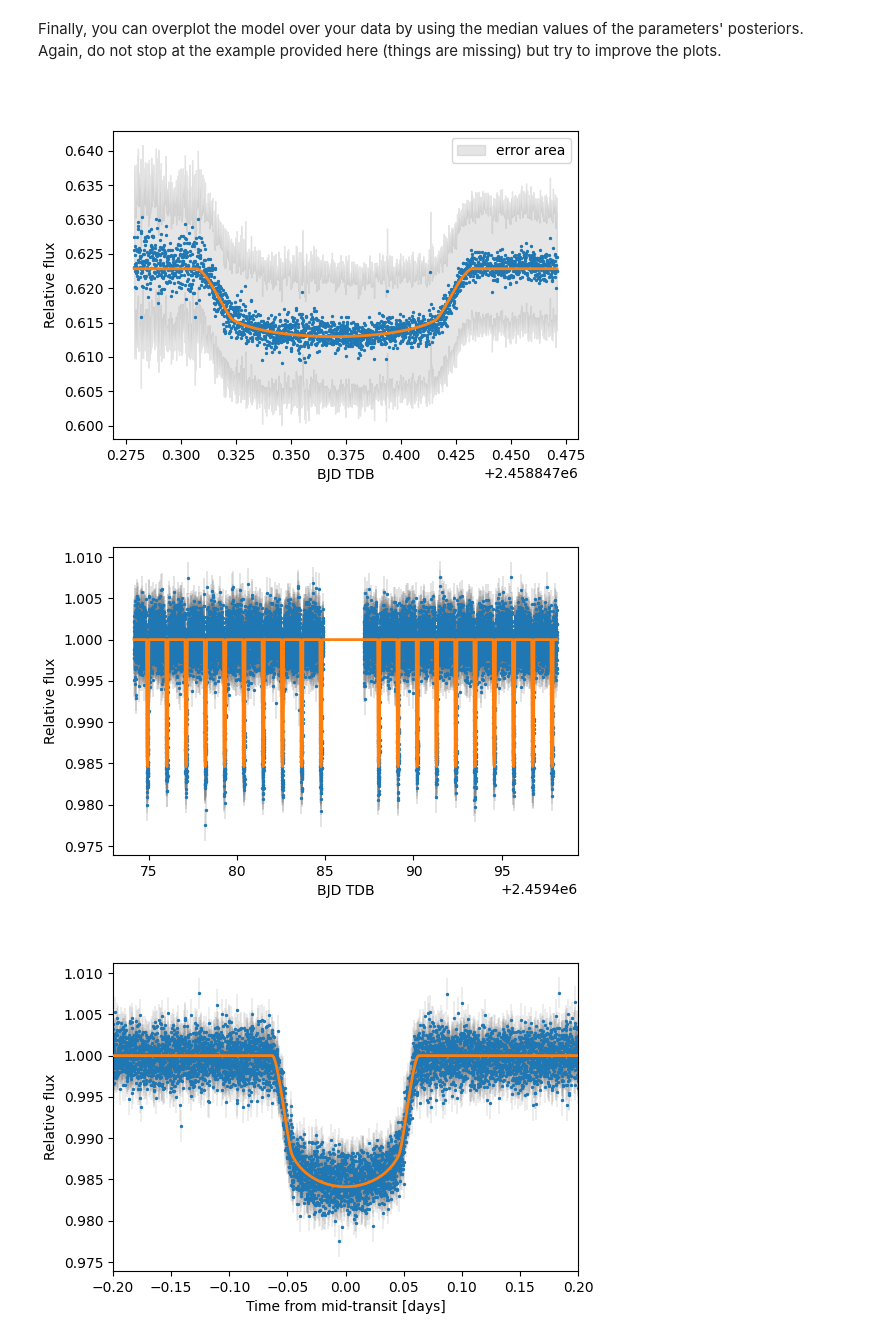
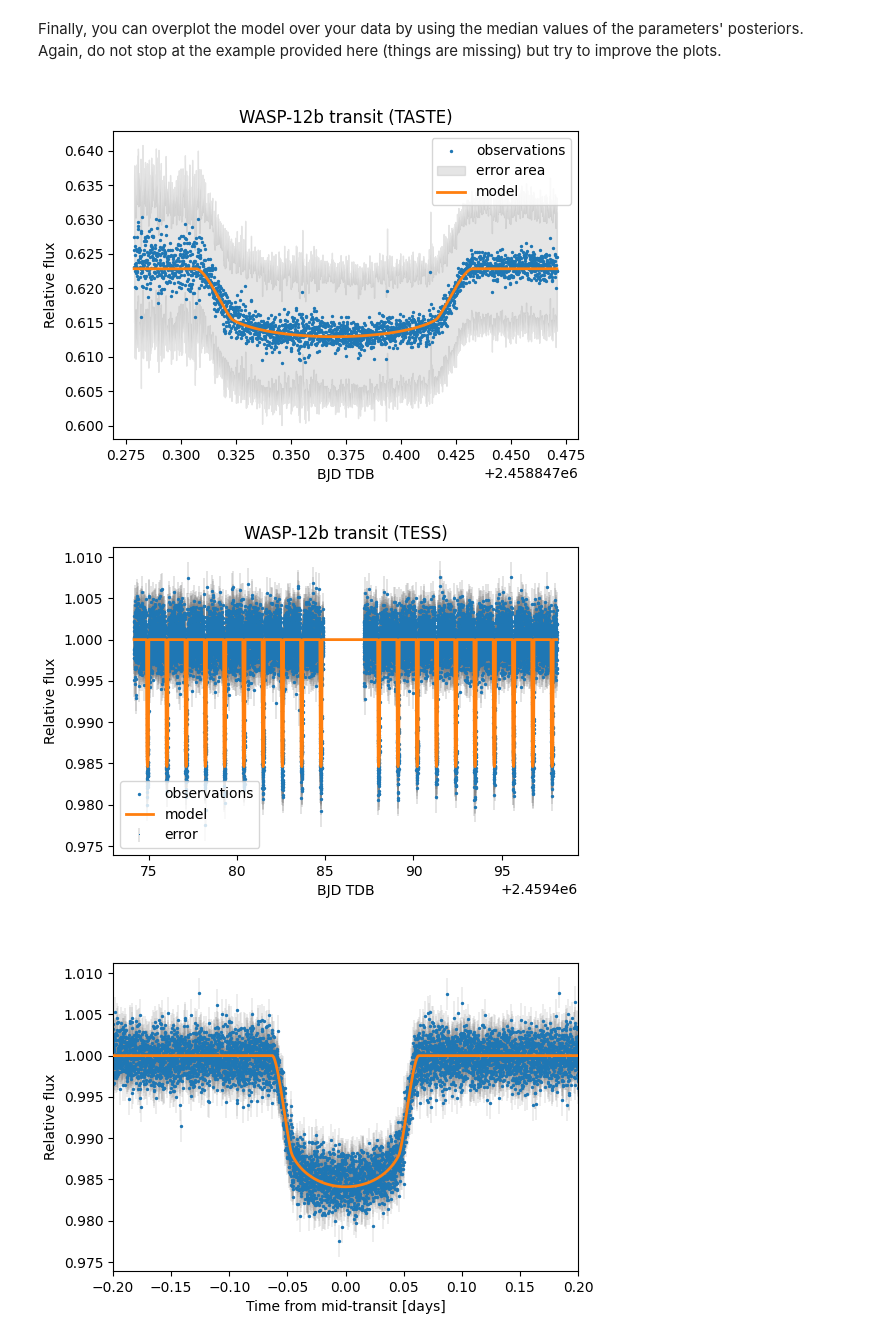
Before and after one commit to marcoboscato/exoplanet_lab2023, a Jupyter notebook: WASP-12 LAB/DATA ANALYSIS/2_model_fit.ipynb, the cells around one changed output. Cells and saved outputs as stored; diff of their text form; code cells hidden in the pictures.

Commit message:
added titles

```diff
--- a/WASP-12 LAB/DATA ANALYSIS/2_model_fit.ipynb
+++ b/WASP-12 LAB/DATA ANALYSIS/2_model_fit.ipynb
@@ -529,26 +529,29 @@ taste_flux = m_taste.light_curve(params) * polynomial_trend
 # %%
 # plot the result
 
 plt.figure(figsize=(6,4))
-plt.scatter(taste_bjd_tdb, differential_ap08_allref, s=2, zorder=2)
+plt.scatter(taste_bjd_tdb, differential_ap08_allref, s=2, zorder=2, label='observations')
 #plt.errorbar(taste_bjd_tdb, differential_ap08_allref, yerr=differential_ap08_allref_error, fmt=',', elinewidth=0.2, ecolor='grey', zorder=1)
-plt.fill_between(taste_bjd_tdb, differential_ap08_allref - differential_ap08_allref_error, differential_ap08_allref + differential_ap08_allref_error, color='gray', alpha=0.2, label='error area')
-plt.plot(taste_bjd_tdb, taste_flux, lw=2, c='C1', zorder=3)
+plt.fill_between(taste_bjd_tdb, differential_ap08_allref - differential_ap08_allref_error, differential_ap08_allref + differential_ap08_allref_error, color='grey', alpha=0.2, label='error area')
+plt.plot(taste_bjd_tdb, taste_flux, lw=2, c='C1', zorder=3, label='model')
 plt.xlabel("BJD TDB")
 plt.ylabel("Relative flux")
+plt.title('WASP-12b transit (TASTE)')
 plt.legend()
 plt.show()
 
 plt.figure(figsize=(6,4))
-plt.scatter(tess_bjd_tdb, sap_masked_huberspline, s=2, zorder=2)
-plt.errorbar(tess_bjd_tdb, sap_masked_huberspline, yerr=sap_masked_huberspline_error, fmt=',', elinewidth=0.3, ecolor='grey', zorder=1)
-plt.plot(tess_bjd_tdb, tess_flux, lw=2, c='C1', zorder=3)
+plt.scatter(tess_bjd_tdb, sap_masked_huberspline, s=2, zorder=2, label='observations')
+plt.errorbar(tess_bjd_tdb, sap_masked_huberspline, yerr=sap_masked_huberspline_error, fmt=',', elinewidth=0.3, ecolor='grey', zorder=1, label='error')
+plt.plot(tess_bjd_tdb, tess_flux, lw=2, c='C1', zorder=3, label='model')
 plt.xlabel("BJD TDB")
 plt.ylabel("Relative flux")
+plt.title('WASP-12b transit (TESS)')
+plt.legend()
 plt.show()
 # %% [output]
-[figure, old version]
+[figure, new version]
-[figure, old version]
+[figure, new version]
 # %%
 folded_tess_time = (tess_bjd_tdb - params.t0 - params.per/2. ) % params.per - params.per/2.
 folded_range = np.arange(- params.per/2.,  params.per/2., 0.001)
```
Also changed, not shown: parts of 4 cells of this notebook.
